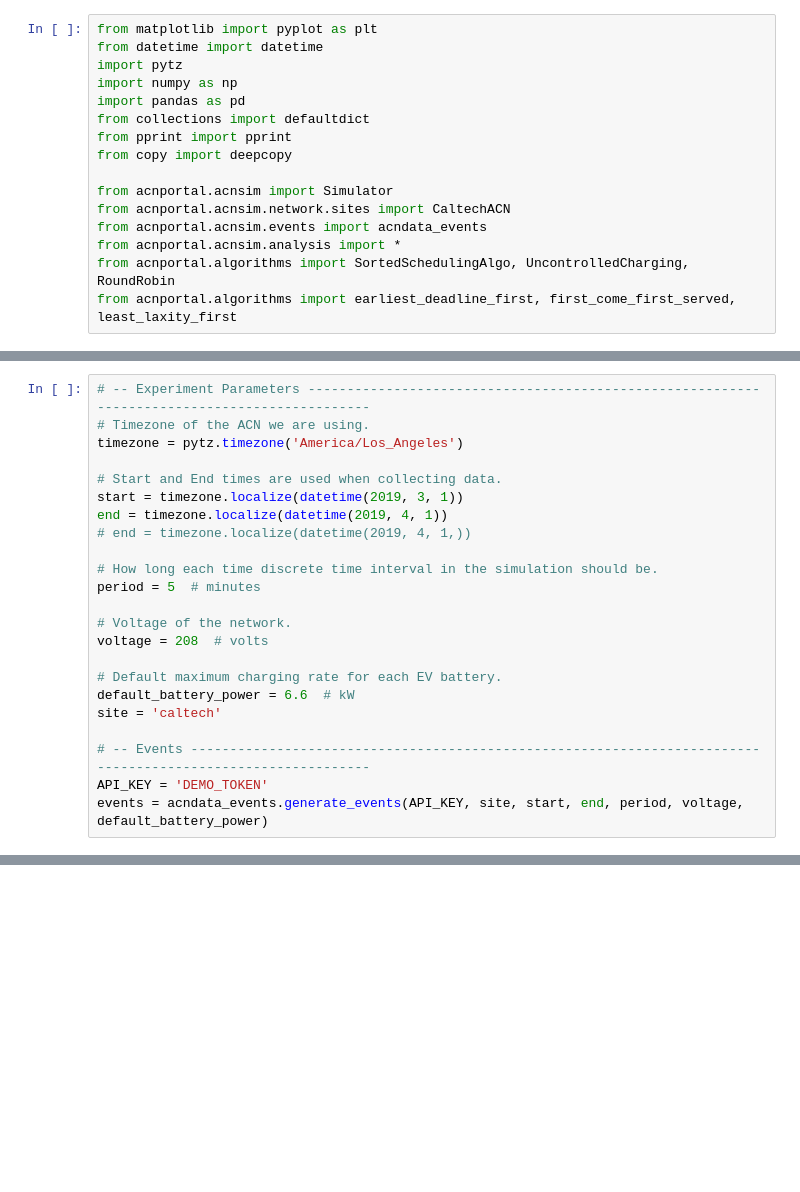
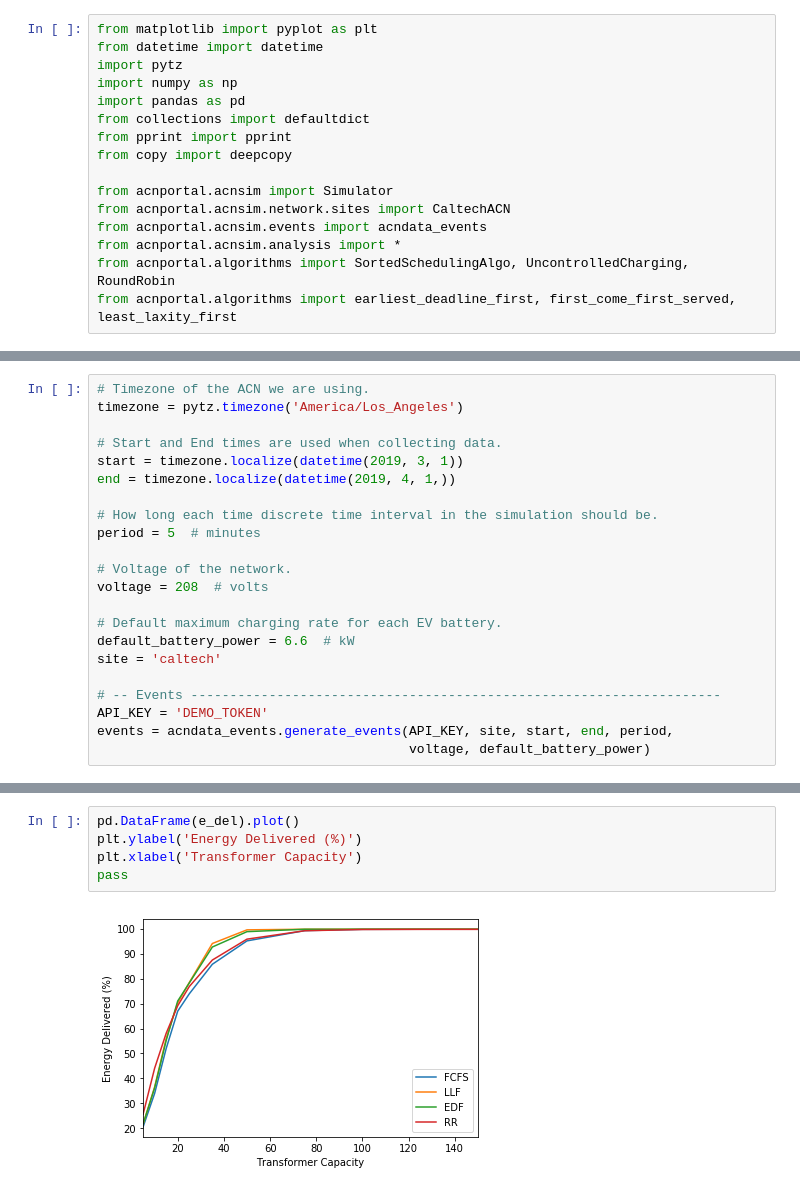
Before and after one commit to caltech-netlab/acnportal-experiments, a Jupyter notebook: baseline_algorithms_w_constrained_infrastructure.ipynb, the cells around one changed output, grey strips where cells are left out. Drawn from its saved outputs; the diff is of its cells as text; blank space fills up the shorter version.

Commit message:
Updated experiment and added text.

```diff
--- a/baseline_algorithms_w_constrained_infrastructure.ipynb
+++ b/baseline_algorithms_w_constrained_infrastructure.ipynb
@@ -55,12 +29,10 @@ from acnportal.algorithms import earliest_deadline_first, first_come_first_serve
 # %%
-# -- Experiment Parameters ---------------------------------------------------------------------------------------------
 # Timezone of the ACN we are using.
 timezone = pytz.timezone('America/Los_Angeles')
 
 # Start and End times are used when collecting data.
 start = timezone.localize(datetime(2019, 3, 1))
-end = timezone.localize(datetime(2019, 4, 1))
-# end = timezone.localize(datetime(2019, 4, 1,))
+end = timezone.localize(datetime(2019, 4, 1,))
 
 # How long each time discrete time interval in the simulation should be.
 period = 5  # minutes
@@ -72,6 +44,7 @@ voltage = 208  # volts
 default_battery_power = 6.6  # kW
 site = 'caltech'
 
-# -- Events ------------------------------------------------------------------------------------------------------------
+# -- Events --------------------------------------------------------------------
 API_KEY = 'DEMO_TOKEN'
-events = acndata_events.generate_events(API_KEY, site, start, end, period, voltage, default_battery_power)
+events = acndata_events.generate_events(API_KEY, site, start, end, period,
+                                        voltage, default_battery_power)
@@ -101,0 +91,7 @@ pd.DataFrame(results).plot()
+# %%
+pd.DataFrame(e_del).plot()
+plt.ylabel('Energy Delivered (%)')
+plt.xlabel('Transformer Capacity')
+pass
+# %% [output]
+[figure, added]
```
Also changed, not shown: parts of 25 cells of this notebook.
